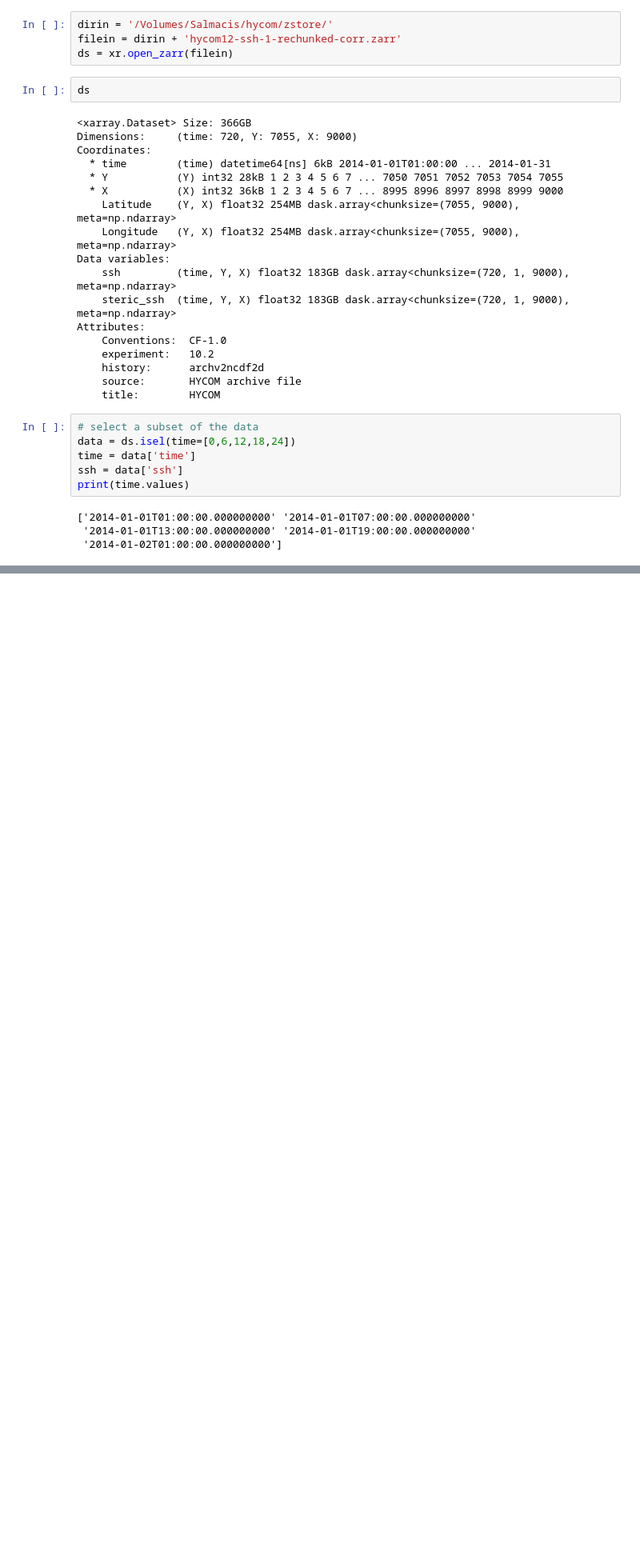
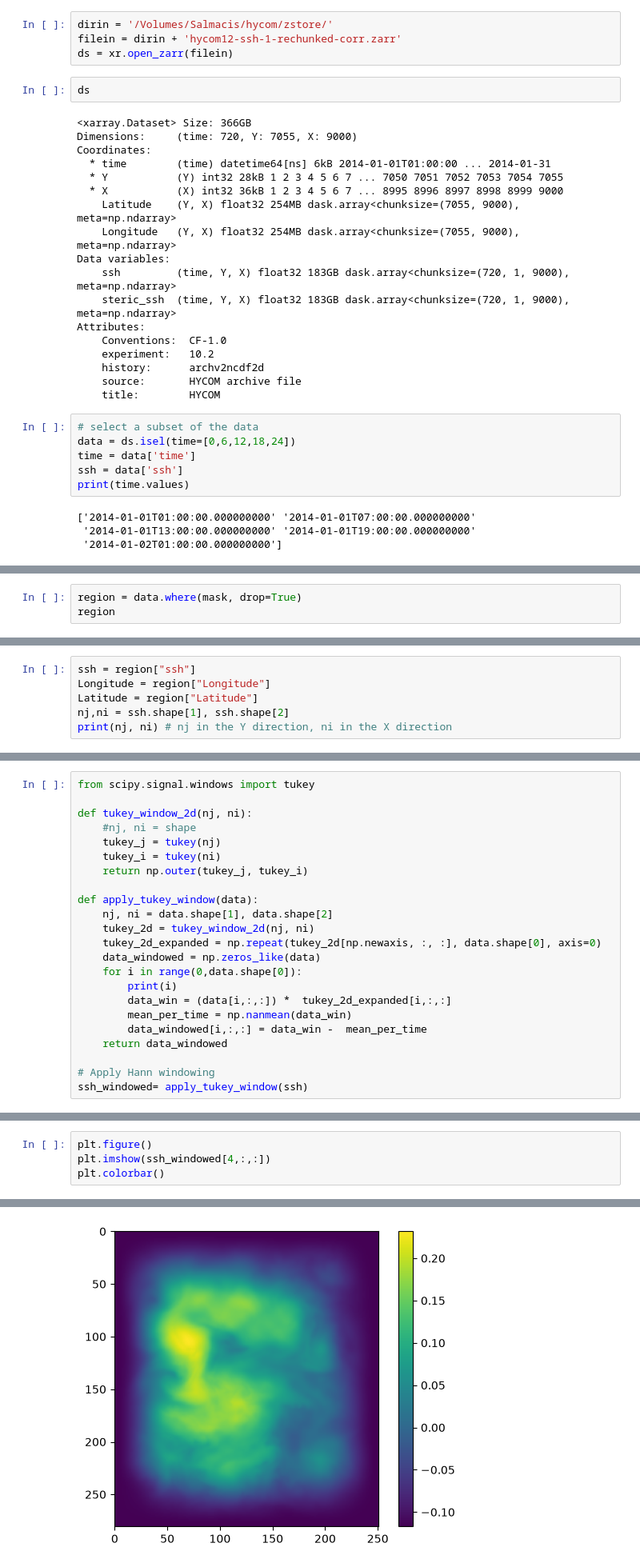
Before and after one commit to selipot/hycom-unleashed, a Jupyter notebook: hycom-spectra.ipynb, the cells around one changed output, grey strips where cells are left out. Shown at 80% size. Cells and saved outputs as stored; diff of their text form; blank space fills up the shorter version.

```diff
--- a/hycom-spectra.ipynb
+++ b/hycom-spectra.ipynb
@@ -73,0 +63,3 @@ Attributes:
+# %%
+region = data.where(mask, drop=True)
+region
@@ -73,0 +86,6 @@ Attributes:
+# %%
+ssh = region["ssh"]
+Longitude = region["Longitude"]
+Latitude = region["Latitude"]
+nj,ni = ssh.shape[1], ssh.shape[2]
+print(nj, ni) # nj in the Y direction, ni in the X direction
@@ -73,0 +94,23 @@ Attributes:
+# %%
+from scipy.signal.windows import tukey
+
+def tukey_window_2d(nj, ni):
+    #nj, ni = shape
+    tukey_j = tukey(nj)
+    tukey_i = tukey(ni)
+    return np.outer(tukey_j, tukey_i)
+
+def apply_tukey_window(data):
+    nj, ni = data.shape[1], data.shape[2]
+    tukey_2d = tukey_window_2d(nj, ni)
+    tukey_2d_expanded = np.repeat(tukey_2d[np.newaxis, :, :], data.shape[0], axis=0)
+    data_windowed = np.zeros_like(data)
+    for i in range(0,data.shape[0]):
+        print(i)
+        data_win = (data[i,:,:]) *  tukey_2d_expanded[i,:,:]
+        mean_per_time = np.nanmean(data_win)
+        data_windowed[i,:,:] = data_win -  mean_per_time
+    return data_windowed
+
+# Apply Hann windowing
+ssh_windowed= apply_tukey_window(ssh)
@@ -73,0 +123,5 @@ Attributes:
+# %%
+plt.figure()
+plt.imshow(ssh_windowed[4,:,:])
+plt.colorbar()
+# %% [output]
@@ -73,0 +129 @@ Attributes:
+[figure, added]
```
Also changed, not shown: parts of 19 cells of this notebook.
